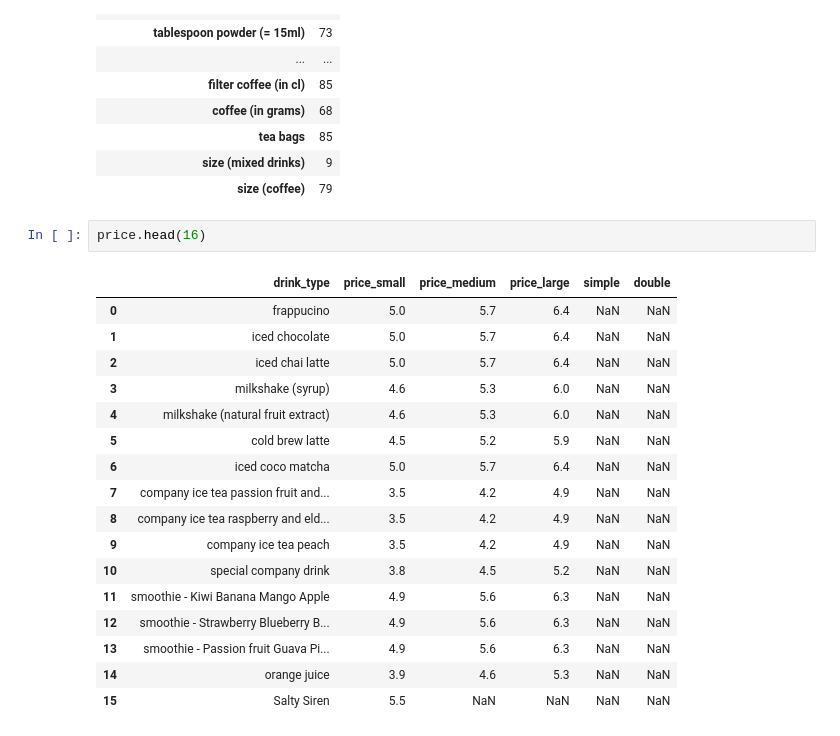
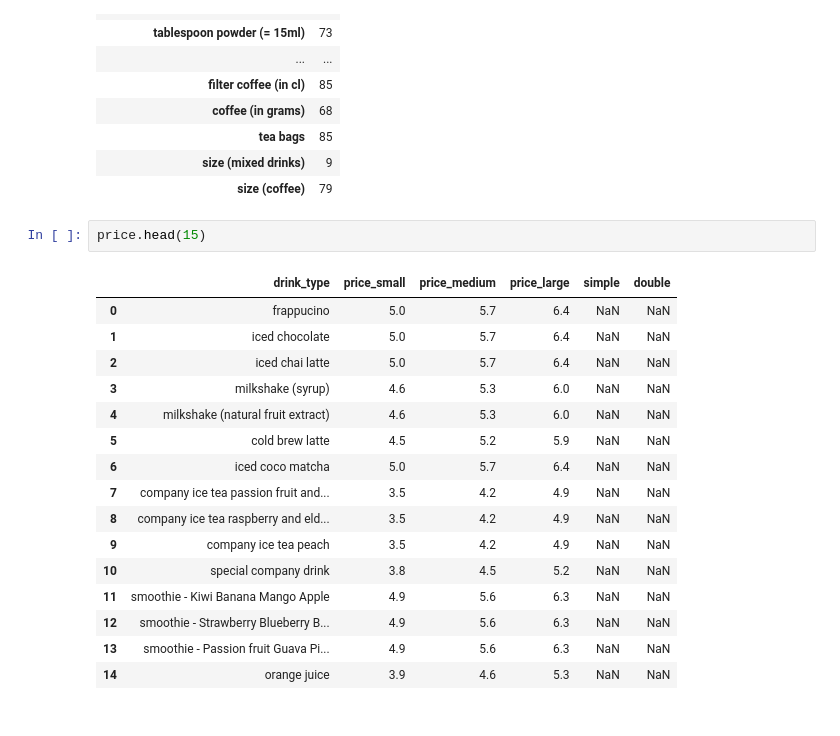
Before and after one commit to Luna-Agora/coffee, a Jupyter notebook: Notebooks/coffee notebook.ipynb, the cells around one changed output. Cells and saved outputs as stored; diff of their text form.

```diff
--- a/Notebooks/coffee notebook.ipynb
+++ b/Notebooks/coffee notebook.ipynb
@@ -444,22 +444,21 @@ nulls
 | size (mixed drinks) | 9 |
 | size (coffee) | 79 |
 # %%
-price.head(16)
+price.head(15)
 # %% [output]
 |  | drink_type | price_small | price_medium | price_large | simple | double |
 | 0 | frappucino | 5.0 | 5.7 | 6.4 | NaN | NaN |
 | 1 | iced chocolate | 5.0 | 5.7 | 6.4 | NaN | NaN |
 | 2 | iced chai latte | 5.0 | 5.7 | 6.4 | NaN | NaN |
 | 3 | milkshake (syrup) | 4.6 | 5.3 | 6.0 | NaN | NaN |
 | 4 | milkshake (natural fruit extract) | 4.6 | 5.3 | 6.0 | NaN | NaN |
 | 5 | cold brew latte | 4.5 | 5.2 | 5.9 | NaN | NaN |
 | 6 | iced coco matcha | 5.0 | 5.7 | 6.4 | NaN | NaN |
 | 7 | company ice tea passion fruit and... | 3.5 | 4.2 | 4.9 | NaN | NaN |
 | 8 | company ice tea raspberry and eld... | 3.5 | 4.2 | 4.9 | NaN | NaN |
 | 9 | company ice tea peach | 3.5 | 4.2 | 4.9 | NaN | NaN |
 | 10 | special company drink | 3.8 | 4.5 | 5.2 | NaN | NaN |
 | 11 | smoothie - Kiwi Banana Mango Apple | 4.9 | 5.6 | 6.3 | NaN | NaN |
 | 12 | smoothie - Strawberry Blueberry B... | 4.9 | 5.6 | 6.3 | NaN | NaN |
 | 13 | smoothie - Passion fruit Guava Pi... | 4.9 | 5.6 | 6.3 | NaN | NaN |
 | 14 | orange juice | 3.9 | 4.6 | 5.3 | NaN | NaN |
-| 15 | Salty Siren | 5.5 | NaN | NaN | NaN | NaN |
```
